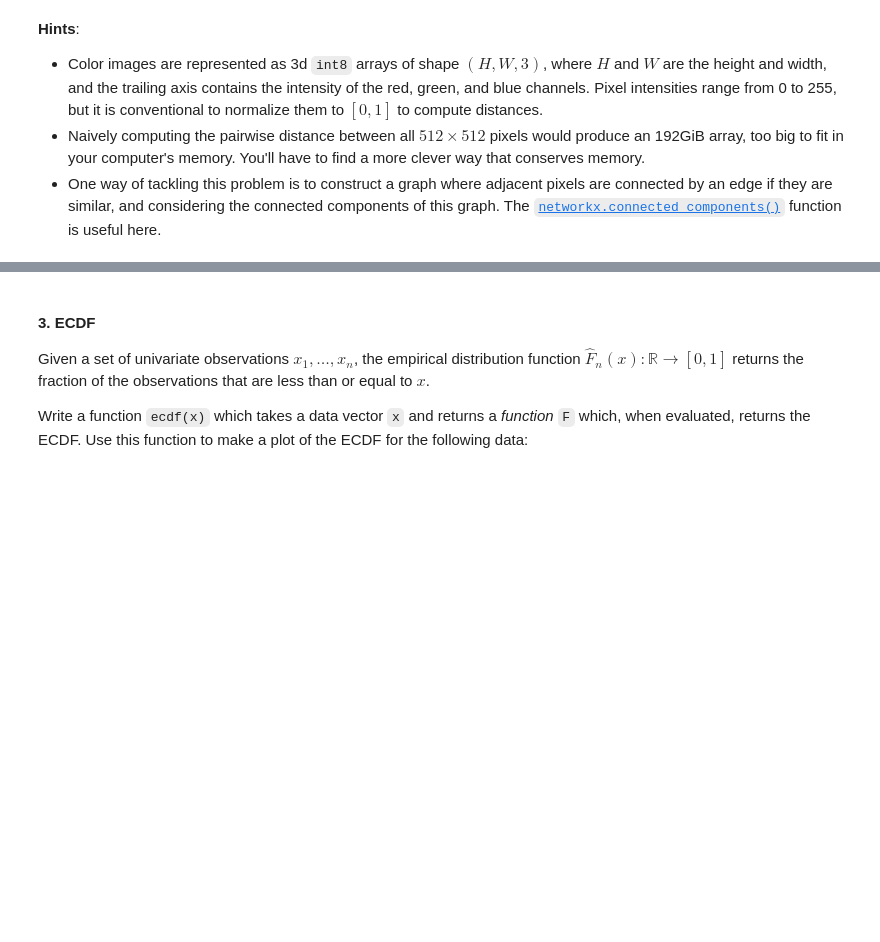
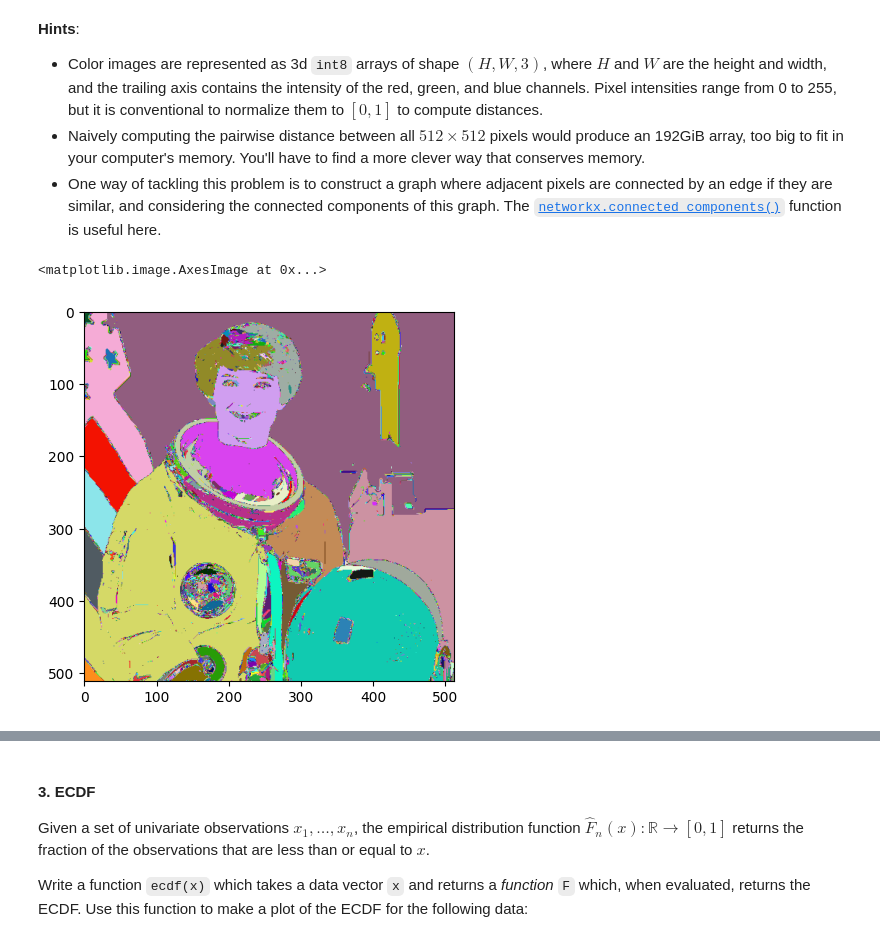
Before and after one commit to sdtemple/umich, a Jupyter notebook: adv-stat-comp-1.ipynb, the cells around one changed output, grey strips where cells are left out. Drawn from its saved outputs; the diff is of its cells as text; code cells hidden in the pictures; blank space fills up the shorter version.

```diff
--- a/adv-stat-comp-1.ipynb
+++ b/adv-stat-comp-1.ipynb
@@ -114,3 +119,55 @@ For example, using Euclidean distance and a cutoff of $\|x - y \| < 0.05$ for cl
 - Color images are represented as 3d `int8` arrays of shape $(H, W, 3)$, where $H$ and $W$ are the height and width, and the trailing axis contains the intensity of the red, green, and blue channels. Pixel intensities range from 0 to 255, but it is conventional to normalize them to $[0,1]$ to compute distances.
 - Naively computing the pairwise distance between all $512 \times 512$ pixels would produce an 192GiB array, too big to fit in your computer's memory. You'll have to find a more clever way that conserves memory.
 - One way of tackling this problem is to construct a graph where adjacent pixels are connected by an edge if they are similar, and considering the connected components of this graph. The [`networkx.connected_components()`](https://networkx.org/documentation/stable/reference/algorithms/generated/networkx.algorithms.components.connected_components.html) function is useful here.
+# %%
+
+# naive implementation with python for loops
+
+sz = 512
+cutoff = 0.06
+
+imagecopy = image.copy()
+if imagecopy.ndim == 2:
+    imagecopy = imagecopy.reshape(sz,sz,1)
+    numcolors=1
+else:
+    numcolors=3
+imagecopy = imagecopy[:sz,:sz,:]/255
+
+graph = nx.Graph()
+for i in range(sz):
+    for j in range(sz):
+        graph.add_node((i,j))
+
+# can these loops be done faster?
+
+for i in range(1,sz-1): # ignoring image corners and edges
+    for j in range(1,sz-1):
+        adj = imagecopy[(i-1):(i+2):1,(j-1):(j+2):1,:]
+        adj_dist = np.sqrt(
+            np.sum(
+                (adj[np.newaxis,np.newaxis,:,:,:]-adj[:,:,np.newaxis,np.newaxis,:])**2,
+                axis=-1,
+            )
+        )
+        adj_bool = adj_dist < cutoff
+        for k in range(-1,2,1):
+            for l in range(-1,2,1):
+                if adj_bool[1,1,k+1,l+1]:
+                    graph.add_edge((i,j),(k+i,l+j))
+cs = [c for c in nx.connected_components(graph)]
+
+segcopy = image.copy()
+def recolor(component):
+    x = np.array([item[0] for item in component])
+    y = np.array([item[1] for item in component])
+    colors = np.random.randint(0,255,size=3,dtype='uint8')
+    segcopy[x,y] = colors
+vectorized_recolor = np.vectorize(recolor)
+
+vectorized_recolor(cs)
+
+plt.imshow(segcopy)
+# %% [output]
+<matplotlib.image.AxesImage at 0x...>
+[figure, added]
```
Also changed, not shown: parts of 23 cells of this notebook.
